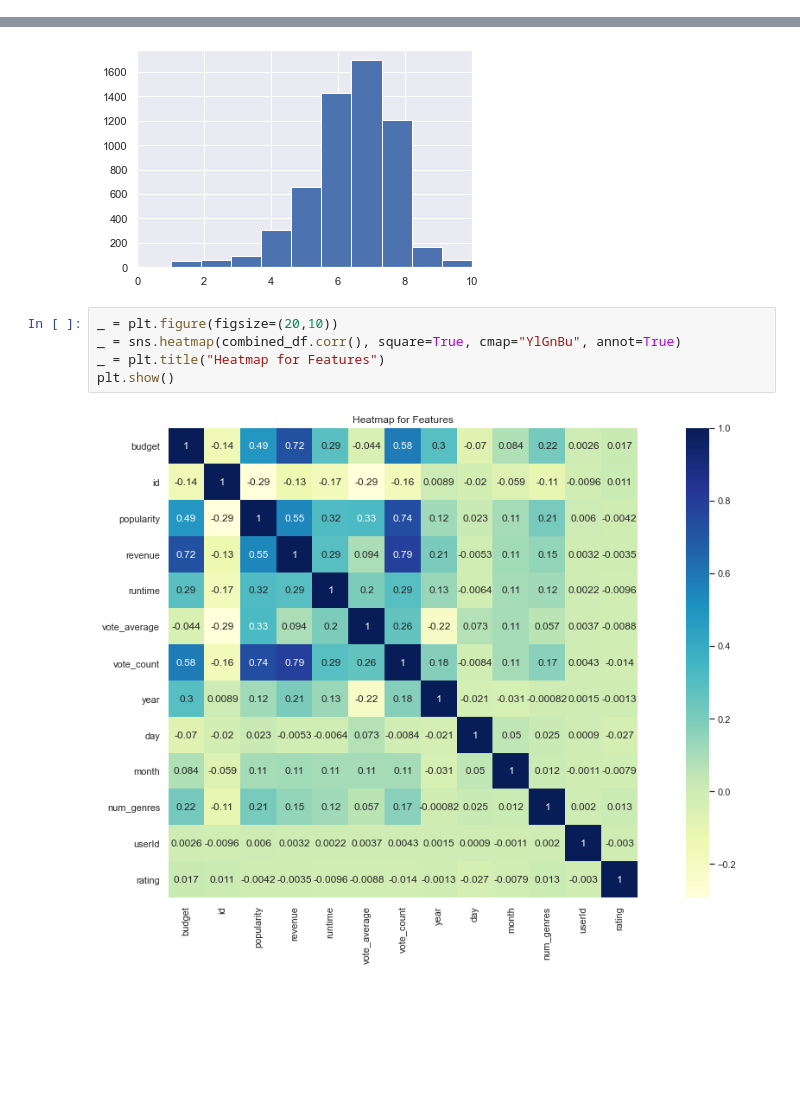
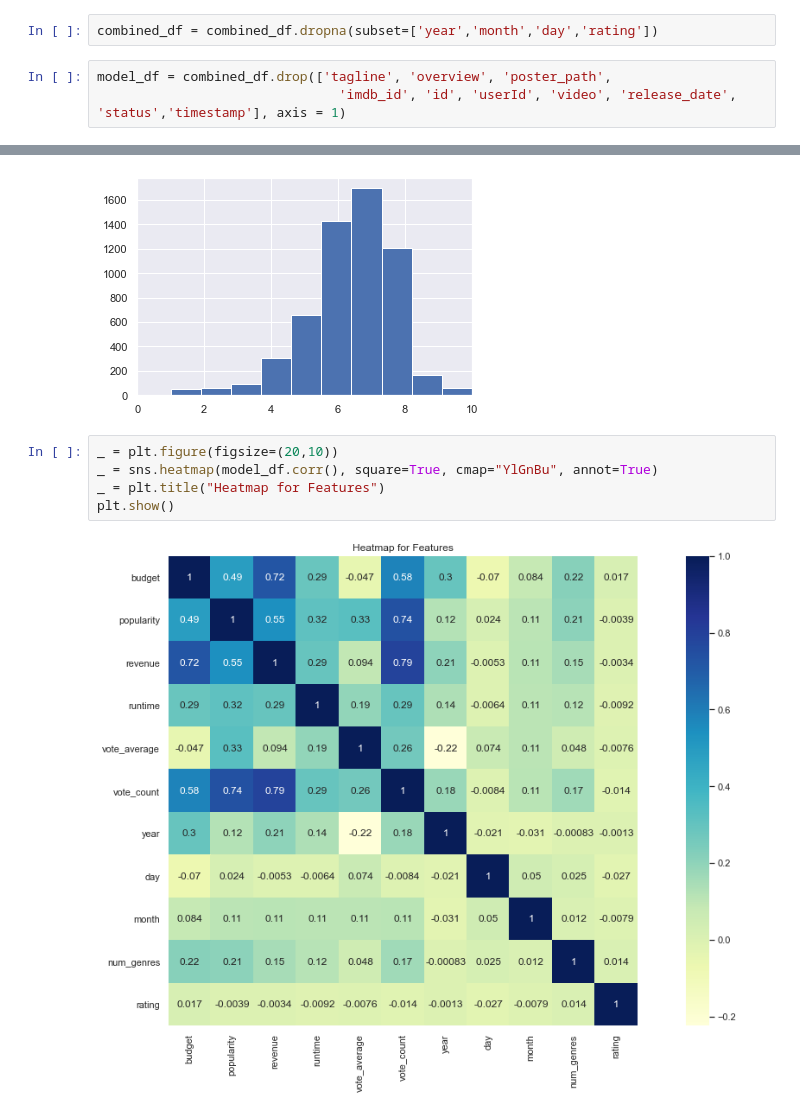
Before and after one commit to sathwikkes/Movie-Recommender-System, a Jupyter notebook: moviedataproject.ipynb, the cells around one changed output, grey strips where cells are left out. Drawn from its saved outputs; the diff is of its cells as text; blank space fills up the shorter version.

```diff
--- a/moviedataproject.ipynb
+++ b/moviedataproject.ipynb
@@ -1470,4 +1342,9 @@ In Production           62
 Planned                 15
 Canceled                 2
 Name: status, dtype: int64
+# %%
+combined_df = combined_df.dropna(subset=['year','month','day','rating'])
+# %%
+model_df = combined_df.drop(['tagline', 'overview', 'poster_path',
+                               'imdb_id', 'id', 'userId', 'video', 'release_date', 'status','timestamp'], axis = 1)
 # %%
@@ -1612,9 +1487,9 @@ plt.show()
 [figure]
 # %%
 _ = plt.figure(figsize=(20,10))
-_ = sns.heatmap(combined_df.corr(), square=True, cmap="YlGnBu", annot=True)
+_ = sns.heatmap(model_df.corr(), square=True, cmap="YlGnBu", annot=True)
 _ = plt.title("Heatmap for Features")
 plt.show()
 # %% [output]
-[figure, old version]
+[figure, new version]
 # %%
```
Also changed, not shown: parts of 65 cells of this notebook.
